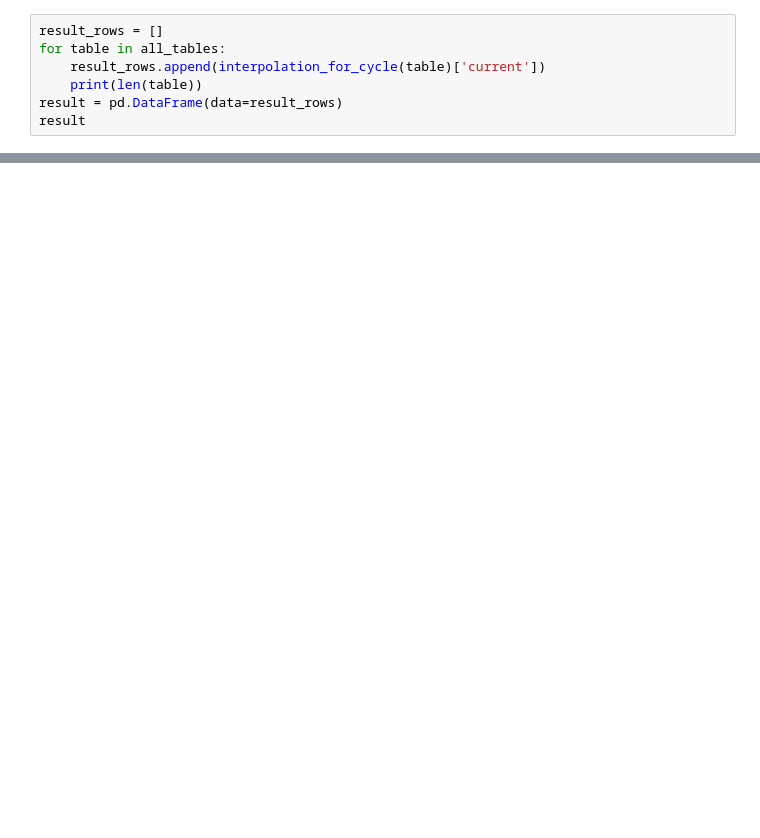
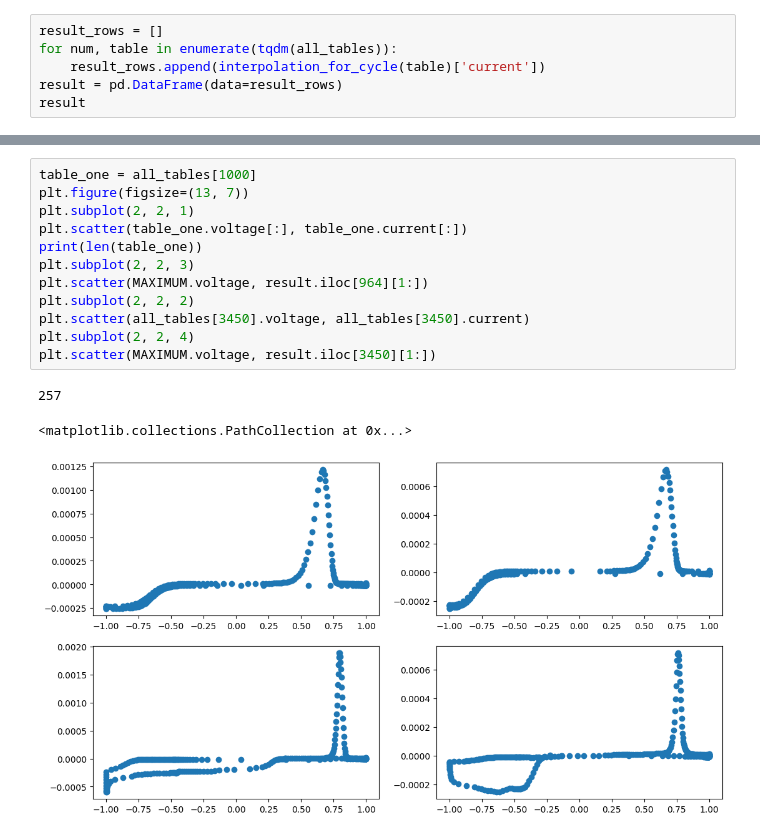
Before and after one commit to RodionGolovinsky/lessonsTimur, a Jupyter notebook: interpolation.ipynb, the cells around one changed output, grey strips where cells are left out. Cells and saved outputs as stored; diff of their text form; blank space fills up the shorter version.

```diff
--- a/interpolation.ipynb
+++ b/interpolation.ipynb
@@ -100,9 +101,8 @@ def interpolation_for_cycle(df):
         return pd.DataFrame(data={'voltage': voltage, 'current': current})
 # %%
 result_rows = []
-for table in all_tables:
+for num, table in enumerate(tqdm(all_tables)):
     result_rows.append(interpolation_for_cycle(table)['current'])
-    print(len(table))
 result = pd.DataFrame(data=result_rows)
 result
 # %% [output]
@@ -109,0 +122,16 @@ ValueError: Expect x to not have duplicates
+# %%
+table_one = all_tables[1000]
+plt.figure(figsize=(13, 7))
+plt.subplot(2, 2, 1)
+plt.scatter(table_one.voltage[:], table_one.current[:])
+print(len(table_one))
+plt.subplot(2, 2, 3)
+plt.scatter(MAXIMUM.voltage, result.iloc[964][1:])
+plt.subplot(2, 2, 2)
+plt.scatter(all_tables[3450].voltage, all_tables[3450].current)
+plt.subplot(2, 2, 4)
+plt.scatter(MAXIMUM.voltage, result.iloc[3450][1:])
+# %% [output]
+257
+<matplotlib.collections.PathCollection at 0x...>
+[figure, added]
```
Also changed, not shown: parts of 10 cells of this notebook, 2 other files.
